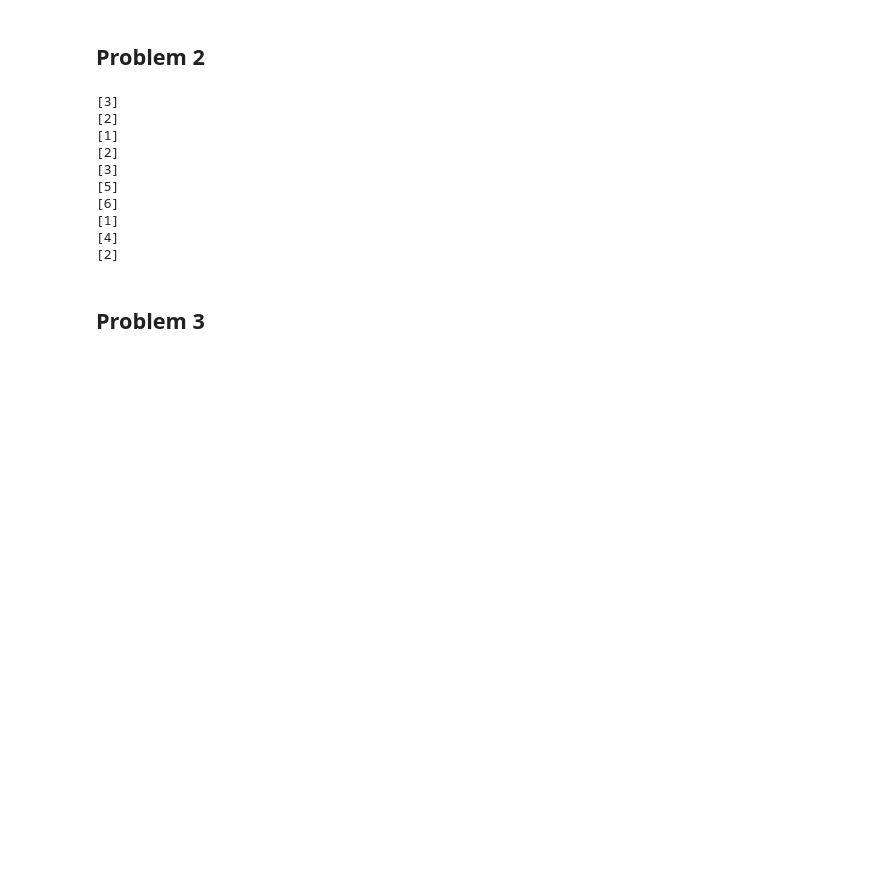
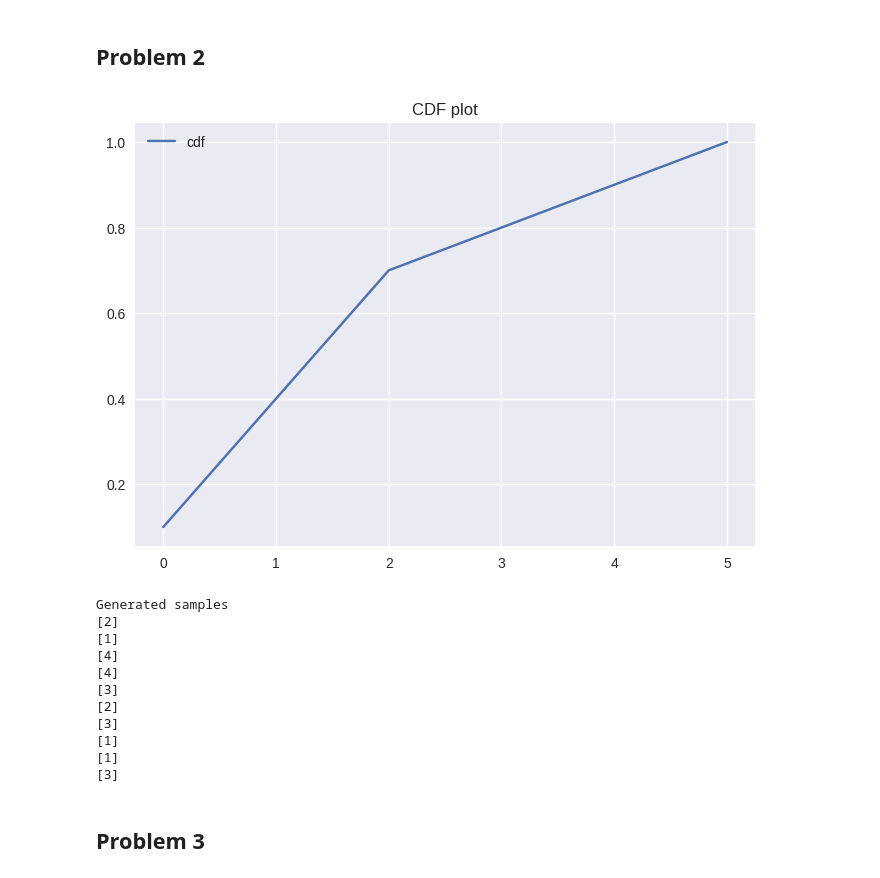
Before and after one commit to FaizalKarim280280/MGM-Spring-2024, a Jupyter notebook: A1/A1-main.ipynb, the cells around one changed output. Saved outputs shown, nothing was run; the diff lists cells and outputs as text; code cells hidden in the pictures; blank space fills up the shorter version.

```diff
--- a/A1/A1-main.ipynb
+++ b/A1/A1-main.ipynb
@@ -57,20 +60,25 @@ def generate(n, samples, plot_cdf=False):
     return out[np.random.choice(1, len(out))] if len(out) != 1 else out
 # %%
 samples = [1, 3, 2, 4, 2, 3, 5, 7, 3, 2]
+generate(n=6, samples=samples, plot_cdf=True)
+
+print("Generated samples")
 
 for i in range(10):
     print(generate(n=6, samples=samples))
 # %% [output]
+[figure, added]
+Generated samples
+[2]
+[1]
+[4]
+[4]
 [3]
 [2]
+[3]
 [1]
-[2]
+[1]
 [3]
-[5]
-[6]
-[1]
-[4]
-[2]
 # %% [markdown]
 ## Problem 3
 # %%
```
Also changed, not shown: parts of 17 cells of this notebook, 5 other files.
